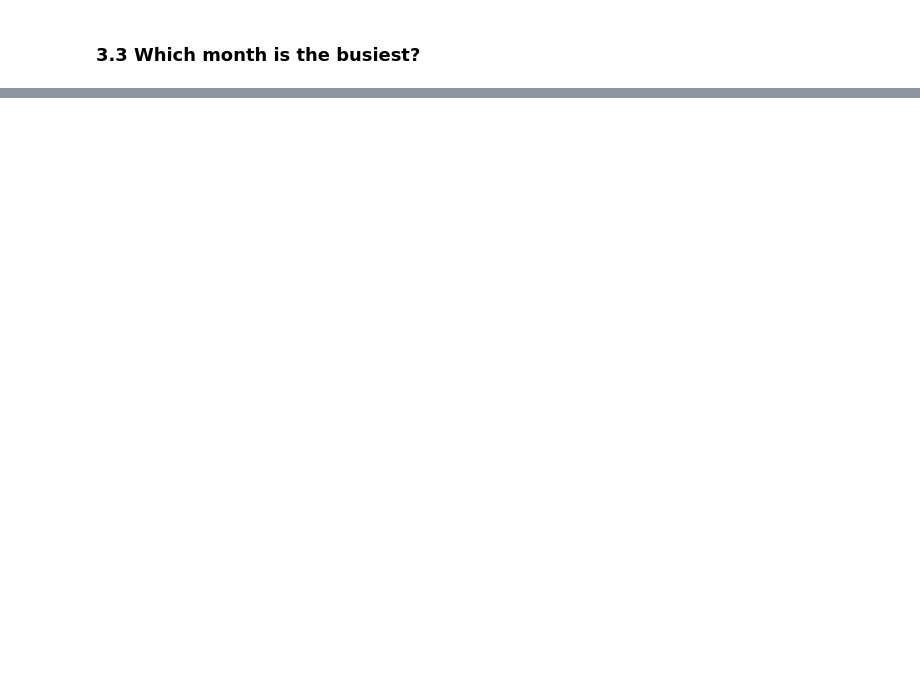
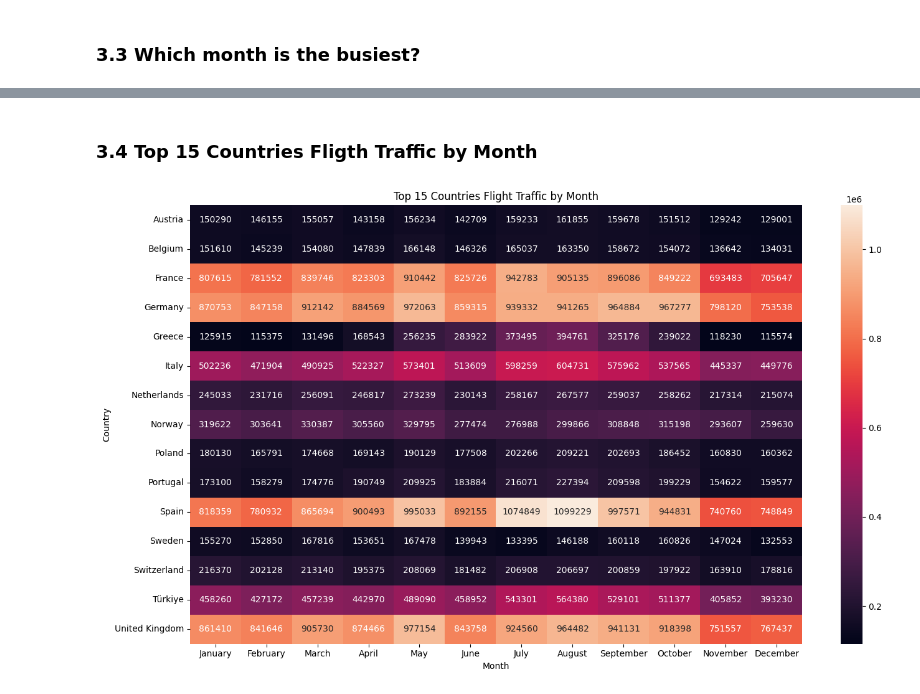
Before and after one commit to fathir1014/EDA-European-Flights-Traffic, a Jupyter notebook: main.ipynb, the cells around one changed output, grey strips where cells are left out. Drawn from its saved outputs; the diff is of its cells as text; code cells hidden in the pictures; blank space fills up the shorter version.

Commit message:
New Plots | Heatmap Country vs Months and Boxplot country fligths distributions

```diff
--- a/main.ipynb
+++ b/main.ipynb
@@ -169,0 +288,46 @@ plt.tight_layout()
+# %% [markdown]
+### 3.4 Top 15 Countries Fligth Traffic by Month
+# %%
+top_15 = (
+    df.groupby('country')['total_flights']
+    .sum()
+    .sort_values(ascending=False)
+    .head(15)
+    .index
+)
+
+filtered_df = df[df['country'].isin(top_15)]
+
+pivot = filtered_df.pivot_table(
+    values='total_flights',
+    index='country',
+    columns='month_name',
+    aggfunc='sum'
+)
+
+month_order = [
+    'January', 'February', 'March',
+    'April', 'May', 'June',
+    'July', 'August', 'September',
+    'October', 'November', 'December'
+]
+
+pivot = pivot[month_order]
+
+plt.figure(figsize=(14,8))
+
+sns.heatmap(
+    pivot,
+    annot=True,
+    fmt='.0f'
+)
+
+plt.title('Top 15 Countries Flight Traffic by Month')
+plt.xlabel('Month')
+plt.ylabel('Country')
+
+filepath = os.path.join("plots", "heatmap_country_vs_monthly_flights.png")
+plt.savefig(filepath, dpi=300, bbox_inches="tight", facecolor="white")
+plt.tight_layout()
+# %% [output]
+[figure, added]
```
Also changed, not shown: parts of 19 cells of this notebook, 2 other files.
